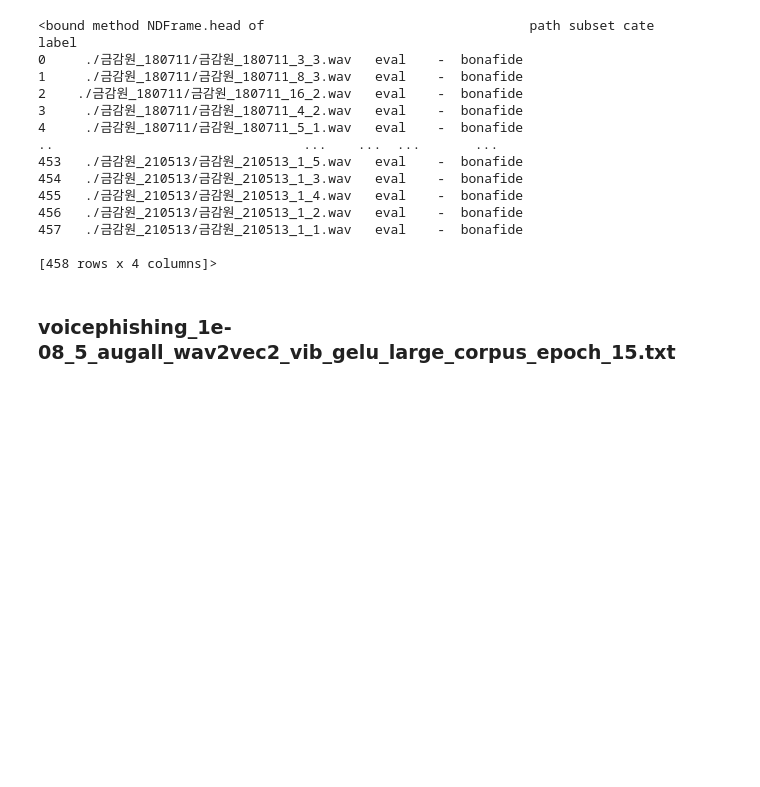
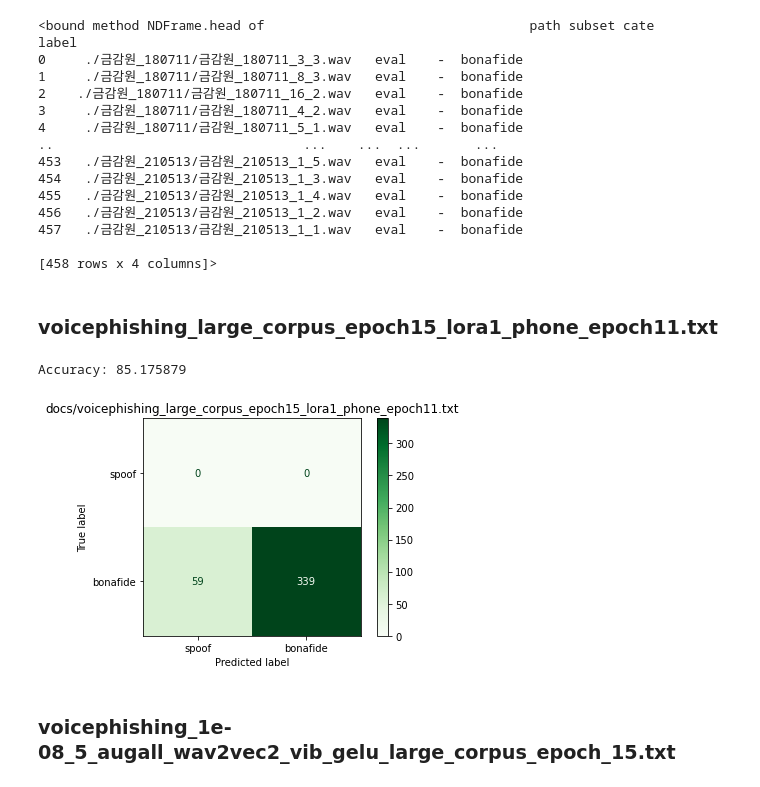
Before and after one commit to josebeo2016/vocodetect, a Jupyter notebook: Supcon-voco/res2.ipynb, the cells around one changed output. Cells and saved outputs as stored; diff of their text form; code cells hidden in the pictures; blank space fills up the shorter version.

Commit message:
add lora

```diff
--- a/Supcon-voco/res2.ipynb
+++ b/Supcon-voco/res2.ipynb
@@ -43,6 +43,41 @@ vp_df.head
 457   ./금감원_210513/금감원_210513_1_1.wav   eval    -  bonafide
 
 [458 rows x 4 columns]>
+# %% [markdown]
+### voicephishing_large_corpus_epoch15_lora1_phone_epoch11.txt
+# %%
+pred_df = pd.read_csv("docs/voicephishing_large_corpus_epoch15_lora1_phone_epoch11.txt", sep=" ", header=None)
+pred_df.columns = ["path", "spoof", "score"]
+# pred_df['utt'] = pred_df['utt'].apply(lambda x: 'wav/'+x)
+# pred_df['pred'] = pred_df['pred'].apply(lambda x: 'bonafide' if x == 1 else 'spoof')
+# pred_df['pred'] = pred_df['score'].apply(lambda x: 'spoof' if x < threshold else 'bonafide')
+pred_df['date'] = pred_df['path'].apply(lambda x: x.split('/')[-1].split('_')[-3])
+pred_df['date'] = pred_df['path'].apply(lambda x: x.split('/')[1].split('_')[1])
+pred_df=pred_df[pred_df['date']<'220101']
+pred_df['pred'] = pred_df.apply(lambda x: 'bonafide' if x['spoof'] < x['score'] else 'spoof', axis=1)
+# pred_df.head
+# merge eval_df and pred_df on utt
+res_df = pd.merge(vp_df, pred_df, on='path')
+# print(res_df.head)
+# compute EER
+# spoof_scores = res_df[res_df['label'] == 'spoof']['score']
+# bonafide_scores = res_df[res_df['label'] == 'bonafide']['score']
+# eer, threshold = compute_eer(bonafide_scores, spoof_scores)
+# print("EER: {:.4f}%, threshold: {:.4f}".format(eer*100, threshold))
+# res_df['pred'] = res_df['score'].apply(lambda x: 'spoof' if x < threshold else 'bonafide')
+
+
+# confusion matrix
+cm = confusion_matrix(res_df["label"], res_df["pred"], labels=["spoof","bonafide"])
+disp = ConfusionMatrixDisplay(confusion_matrix=cm, display_labels=["spoof","bonafide"])
+disp.plot(cmap='Greens', values_format='g')
+plt.title("docs/voicephishing_large_corpus_epoch15_lora1_phone_epoch11.txt")
+print("Accuracy: {:2f}".format(accuracy_score(res_df["label"], res_df["pred"])*100))
+# plt.savefig("figs/ori_assl_cm.png", dpi=300)
+plt.show()
+# %% [output]
+Accuracy: 85.175879
+[figure, added]
 # %% [markdown]
 ### voicephishing_1e-08_5_augall_wav2vec2_vib_gelu_large_corpus_epoch_15.txt
 # %%
```
Also changed, not shown: parts of 10 cells of this notebook, 15 other files.
